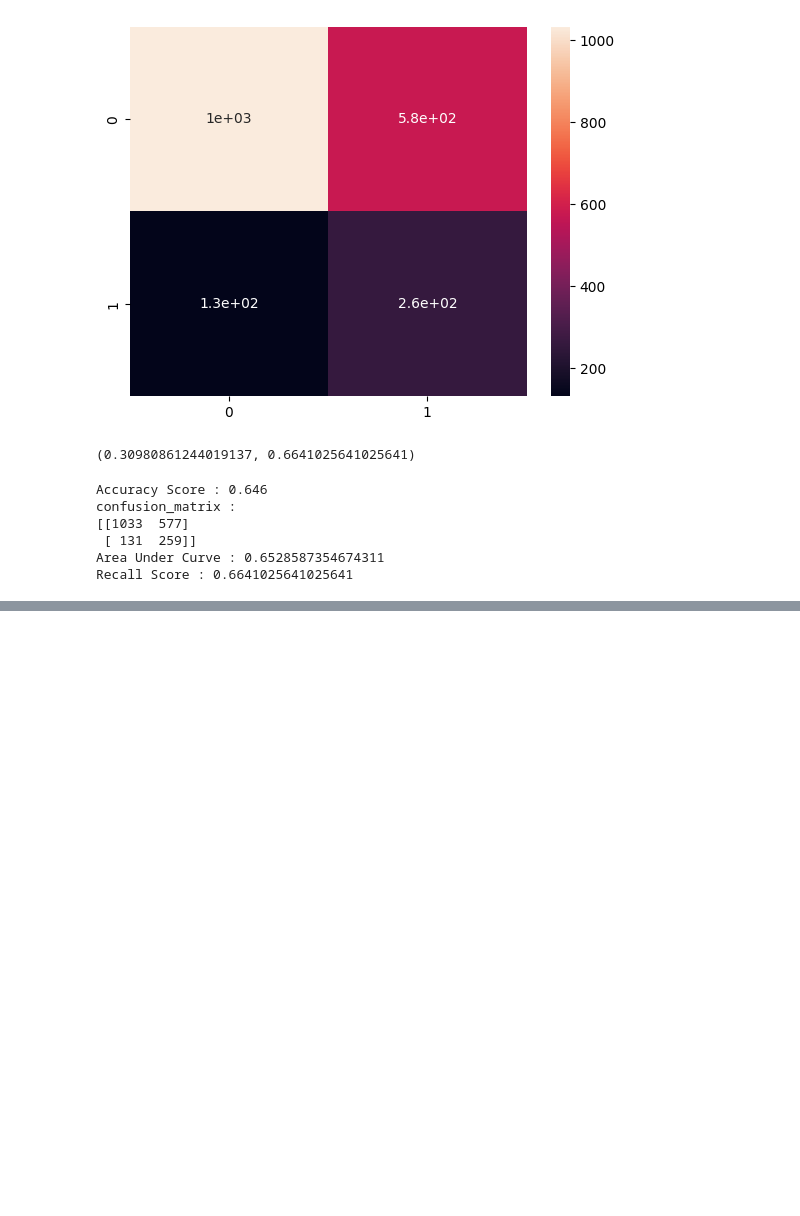
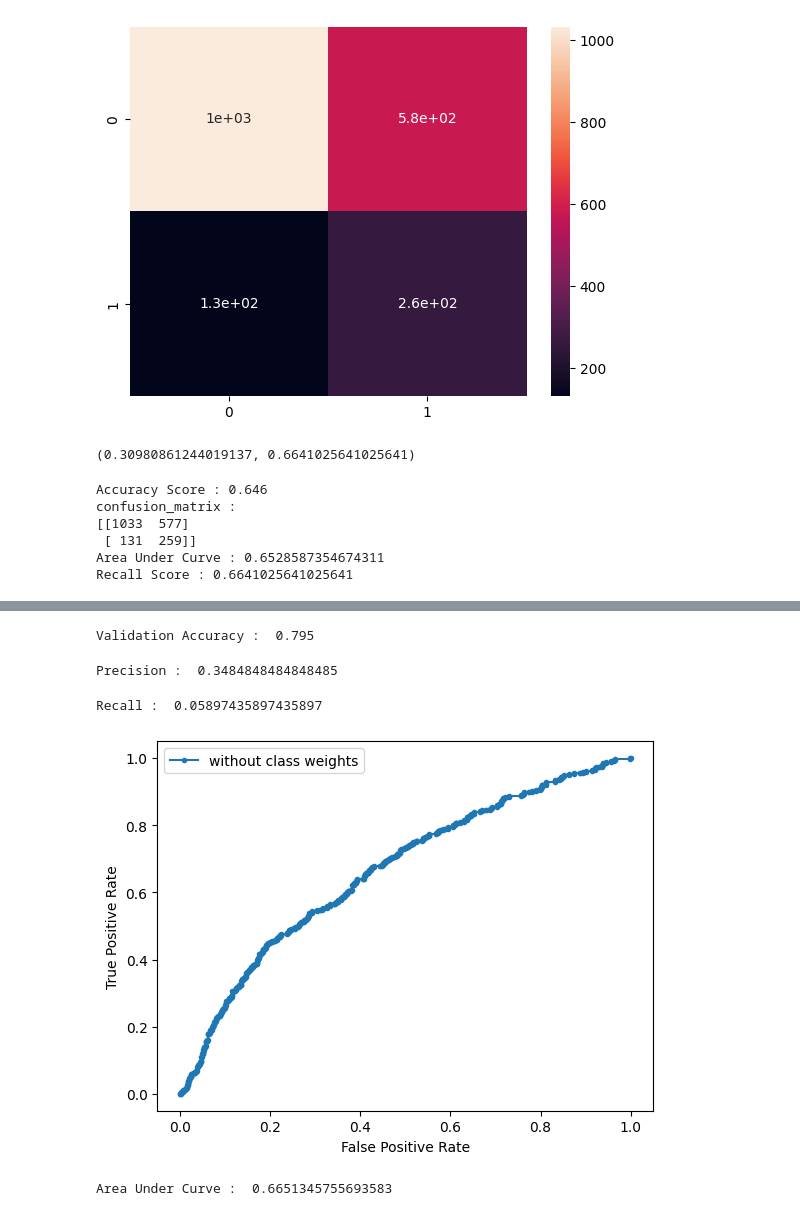
Before and after one commit to cihanmizrak/DataScience, a Jupyter notebook: churn/churn_analysis.ipynb, the cells around one changed output, grey strips where cells are left out. Cells and saved outputs as stored; diff of their text form; code cells hidden in the pictures; blank space fills up the shorter version.

```diff
--- a/churn/churn_analysis.ipynb
+++ b/churn/churn_analysis.ipynb
@@ -363,0 +369,4 @@ Recall Score : 0.6641025641025641
+# %%
+model = LogisticRegression().fit(X_train, y_train)
+predictions = model.predict(X_test)
+pred_probs = model.predict_proba(X_test)
@@ -363,0 +379,2 @@ Recall Score : 0.6641025641025641
+# %%
+pred_probs = pred_probs[: , 1]
@@ -363,0 +395,33 @@ Recall Score : 0.6641025641025641
+# %%
+
+def Accuracy(Thruths, Predictions):
+    return np.mean(Thruths == Predictions)
+
+print("Validation Accuracy : " ,Accuracy(y_test, predictions))
+# %% [output]
+Validation Accuracy :  0.795
+# %%
+#Checking Precision
+print("Precision : ", precision_score(y_test, predictions))
+# %% [output]
+Precision :  0.3484848484848485
+# %%
+#Checking recall
+print("Recall : ", recall_score(y_test, predictions))
+# %% [output]
+Recall :  0.05897435897435897
+# %%
+Fpr, Tpr, _ = roc_curve(y_test, pred_probs)
+
+plt.plot(Fpr, Tpr, marker = ".", label = "without class weights")
+plt.xlabel("False Positive Rate")
+plt.ylabel("True Positive Rate")
+plt.legend()
+plt.show()
+# %% [output]
+[figure, added]
+# %%
+Auc = roc_auc_score(y_test, pred_probs)
+print("Area Under Curve : ",Auc )
+# %% [output]
+Area Under Curve :  0.6651345755693583
```
Also changed, not shown: parts of 6 cells of this notebook, 2 other files.
